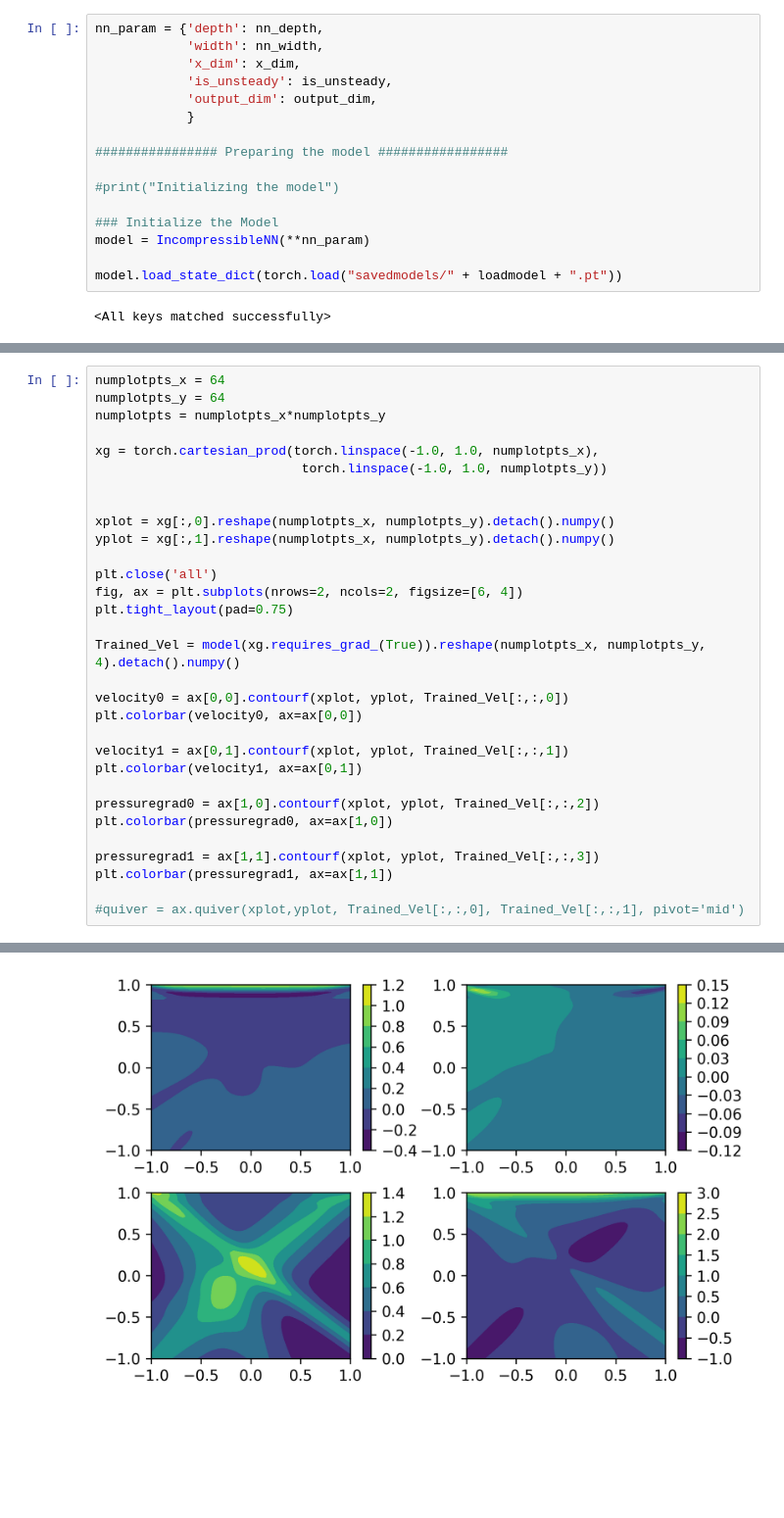
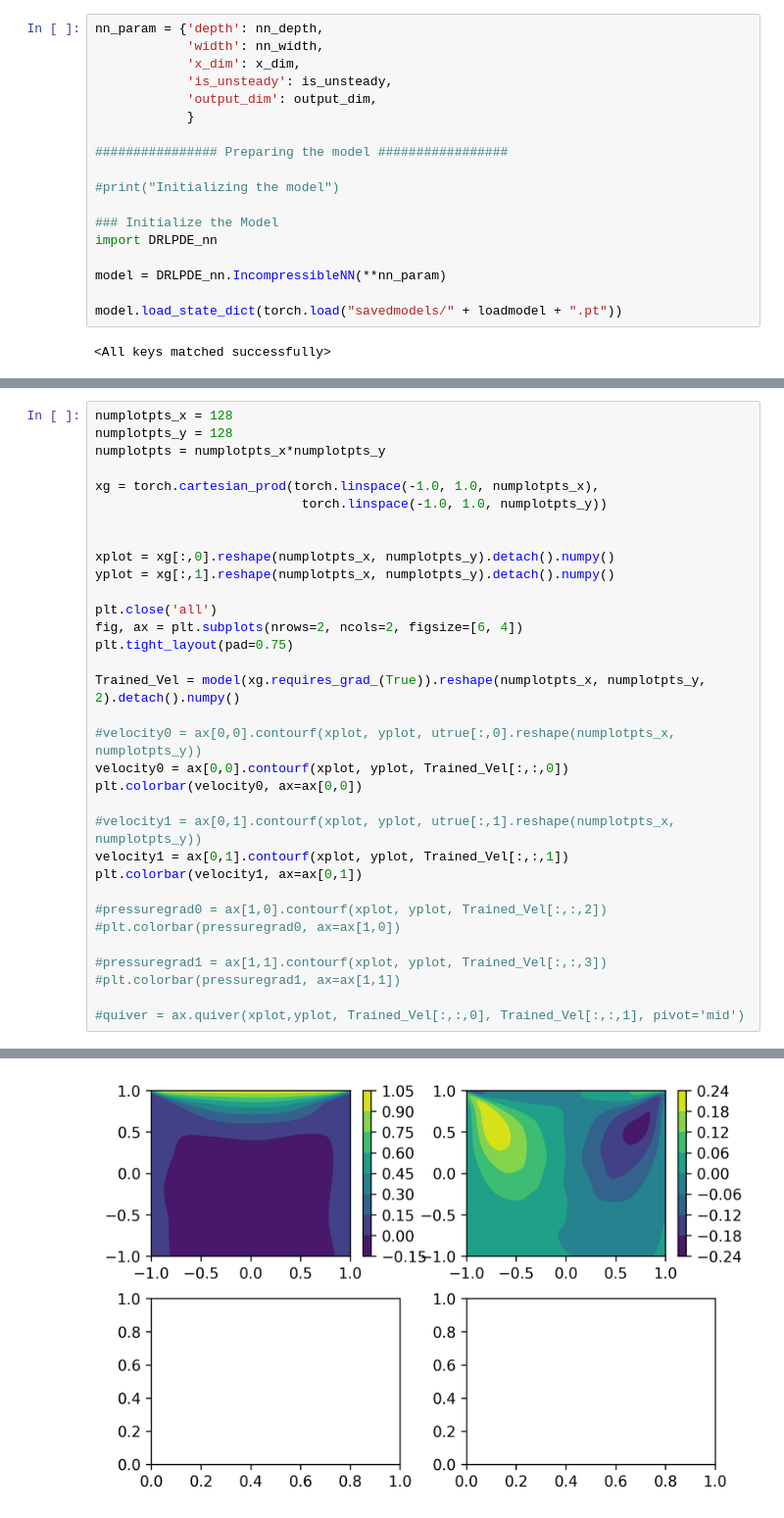
Before and after one commit to mskPark/DRLPDE, a Jupyter notebook: Test_CavityFlowPlot.ipynb, the cells around one changed output, grey strips where cells are left out. Shown at 98% size. Cells and saved outputs as stored; diff of their text form; blank space fills up the shorter version.

```diff
--- a/Test_CavityFlowPlot.ipynb
+++ b/Test_CavityFlowPlot.ipynb
@@ -106,7 +106,9 @@ nn_param = {'depth': nn_depth,
 #print("Initializing the model")
 
 ### Initialize the Model
-model = IncompressibleNN(**nn_param)
+import DRLPDE_nn
+
+model = DRLPDE_nn.IncompressibleNN(**nn_param)
 
 model.load_state_dict(torch.load("savedmodels/" + loadmodel + ".pt"))
 # %% [output]
@@ -114,34 +124,36 @@ model.load_state_dict(torch.load("savedmodels/" + loadmodel + ".pt"))
 # %%
-numplotpts_x = 64
-numplotpts_y = 64
+numplotpts_x = 128
+numplotpts_y = 128
 numplotpts = numplotpts_x*numplotpts_y
 
 xg = torch.cartesian_prod(torch.linspace(-1.0, 1.0, numplotpts_x),
                            torch.linspace(-1.0, 1.0, numplotpts_y))
 
 
 xplot = xg[:,0].reshape(numplotpts_x, numplotpts_y).detach().numpy()
 yplot = xg[:,1].reshape(numplotpts_x, numplotpts_y).detach().numpy()
 
 plt.close('all')
 fig, ax = plt.subplots(nrows=2, ncols=2, figsize=[6, 4])
 plt.tight_layout(pad=0.75)
 
-Trained_Vel = model(xg.requires_grad_(True)).reshape(numplotpts_x, numplotpts_y, 4).detach().numpy()
+Trained_Vel = model(xg.requires_grad_(True)).reshape(numplotpts_x, numplotpts_y, 2).detach().numpy()
 
+#velocity0 = ax[0,0].contourf(xplot, yplot, utrue[:,0].reshape(numplotpts_x, numplotpts_y))
 velocity0 = ax[0,0].contourf(xplot, yplot, Trained_Vel[:,:,0])
 plt.colorbar(velocity0, ax=ax[0,0])
 
+#velocity1 = ax[0,1].contourf(xplot, yplot, utrue[:,1].reshape(numplotpts_x, numplotpts_y))
 velocity1 = ax[0,1].contourf(xplot, yplot, Trained_Vel[:,:,1])
 plt.colorbar(velocity1, ax=ax[0,1])
 
-pressuregrad0 = ax[1,0].contourf(xplot, yplot, Trained_Vel[:,:,2])
-plt.colorbar(pressuregrad0, ax=ax[1,0])
+#pressuregrad0 = ax[1,0].contourf(xplot, yplot, Trained_Vel[:,:,2])
+#plt.colorbar(pressuregrad0, ax=ax[1,0])
 
-pressuregrad1 = ax[1,1].contourf(xplot, yplot, Trained_Vel[:,:,3])
-plt.colorbar(pressuregrad1, ax=ax[1,1])
+#pressuregrad1 = ax[1,1].contourf(xplot, yplot, Trained_Vel[:,:,3])
+#plt.colorbar(pressuregrad1, ax=ax[1,1])
 
 #quiver = ax.quiver(xplot,yplot, Trained_Vel[:,:,0], Trained_Vel[:,:,1], pivot='mid')
 # %% [output]
 <matplotlib.colorbar.Colorbar at 0x...>
-[figure, old version]
+[figure, new version]
```
Also changed, not shown: parts of 2 cells of this notebook, 2 other files.
